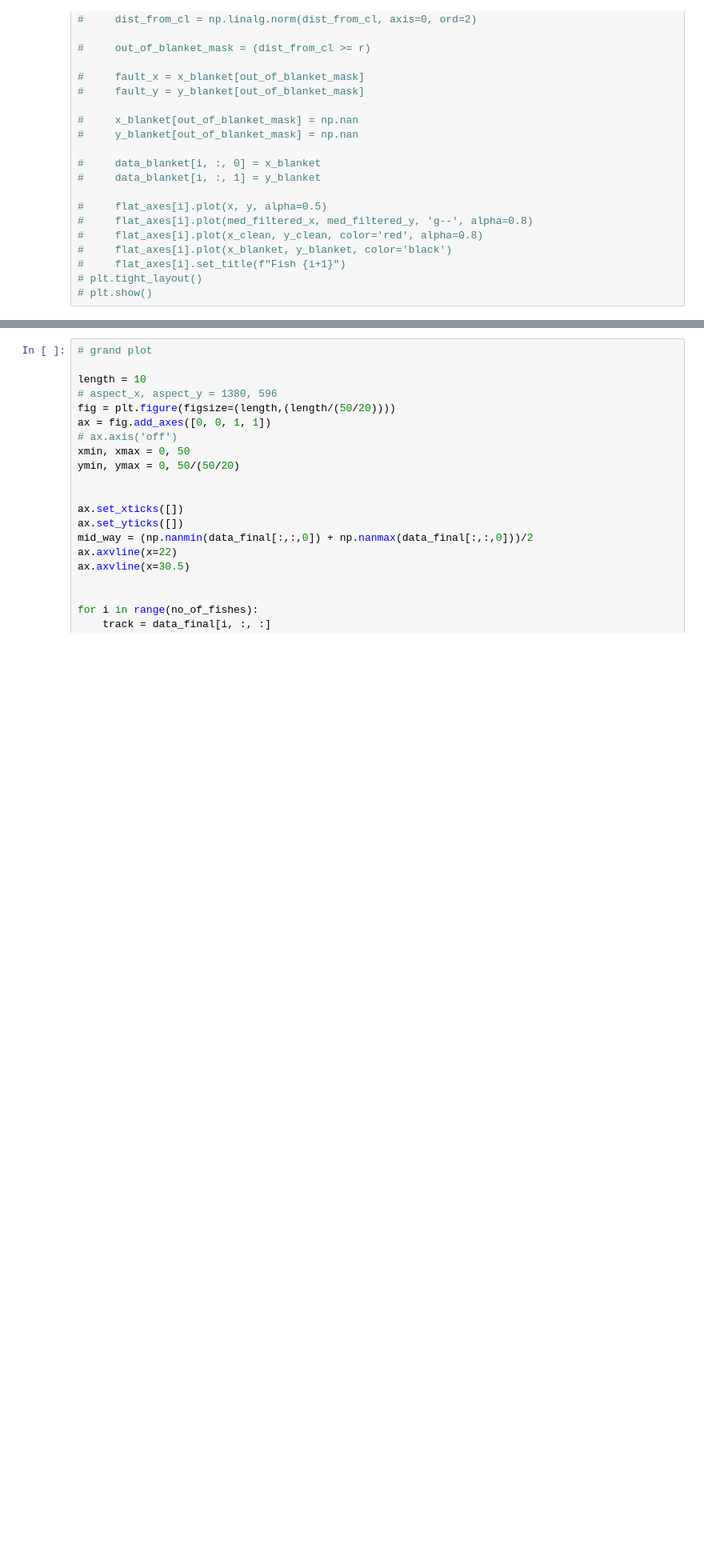
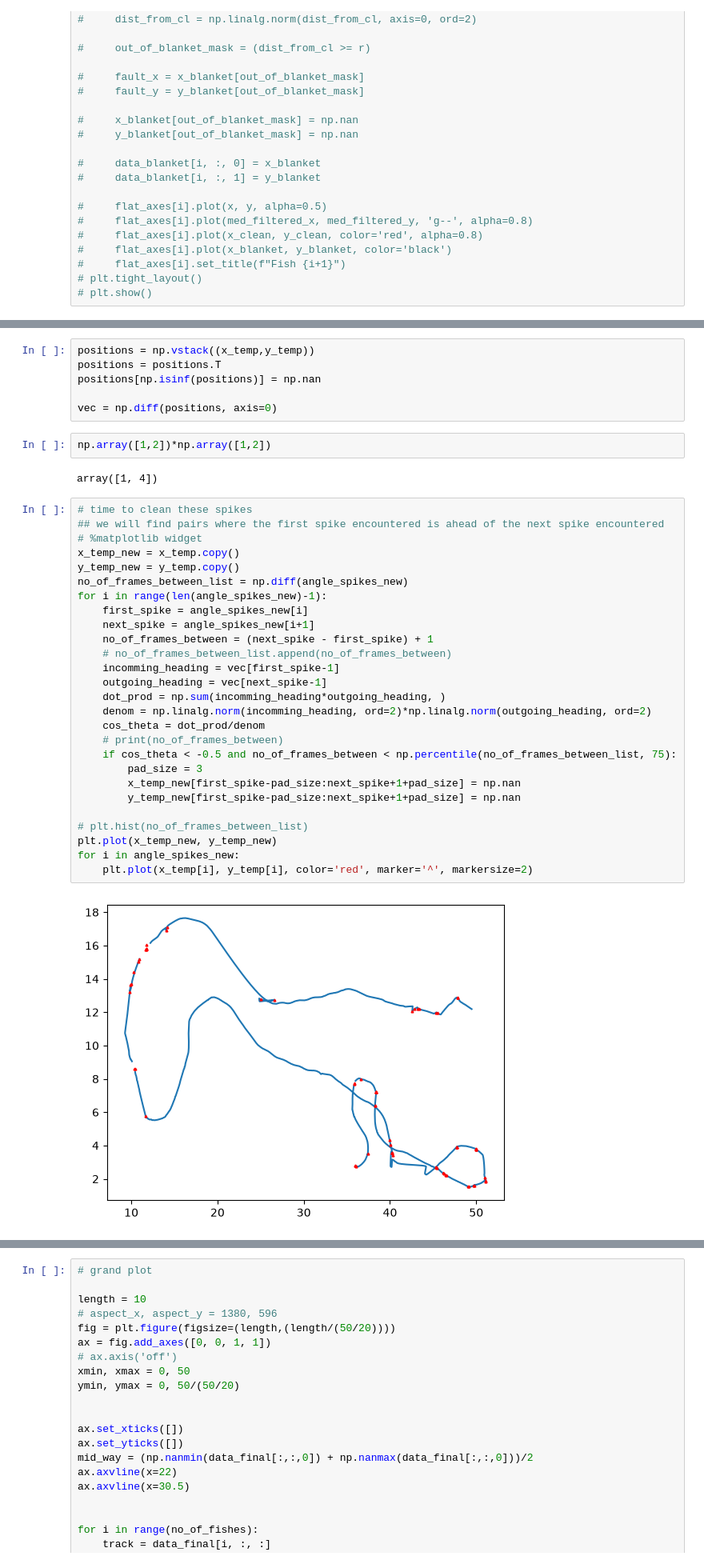
Before and after one commit to gamma1947/collective_escape_dynamics, a Jupyter notebook: relevant/final_cleaning_pipeline.ipynb, the cells around one changed output, grey strips where cells are left out. Shown at 80% size. Drawn from its saved outputs; the diff is of its cells as text; blank space fills up the shorter version.

```diff
--- a/relevant/final_cleaning_pipeline.ipynb
+++ b/relevant/final_cleaning_pipeline.ipynb
@@ -241,0 +312,39 @@ plt.show()
+# %%
+positions = np.vstack((x_temp,y_temp))
+positions = positions.T
+positions[np.isinf(positions)] = np.nan
+
+vec = np.diff(positions, axis=0)
+# %%
+np.array([1,2])*np.array([1,2])
+# %% [output]
+array([1, 4])
+# %%
+# time to clean these spikes
+## we will find pairs where the first spike encountered is ahead of the next spike encountered
+# %matplotlib widget
+x_temp_new = x_temp.copy()
+y_temp_new = y_temp.copy()
+no_of_frames_between_list = np.diff(angle_spikes_new)
+for i in range(len(angle_spikes_new)-1):
+    first_spike = angle_spikes_new[i]
+    next_spike = angle_spikes_new[i+1]
+    no_of_frames_between = (next_spike - first_spike) + 1
+    # no_of_frames_between_list.append(no_of_frames_between)
+    incomming_heading = vec[first_spike-1]
+    outgoing_heading = vec[next_spike-1]
+    dot_prod = np.sum(incomming_heading*outgoing_heading, )
+    denom = np.linalg.norm(incomming_heading, ord=2)*np.linalg.norm(outgoing_heading, ord=2)
+    cos_theta = dot_prod/denom
+    # print(no_of_frames_between)
+    if cos_theta < -0.5 and no_of_frames_between < np.percentile(no_of_frames_between_list, 75):
+        pad_size = 3
+        x_temp_new[first_spike-pad_size:next_spike+1+pad_size] = np.nan
+        y_temp_new[first_spike-pad_size:next_spike+1+pad_size] = np.nan
+
+# plt.hist(no_of_frames_between_list)
+plt.plot(x_temp_new, y_temp_new)
+for i in angle_spikes_new:
+    plt.plot(x_temp[i], y_temp[i], color='red', marker='^', markersize=2)
+# %% [output]
+[figure, added]
```
Also changed, not shown: parts of 15 cells of this notebook, 2 other files.
